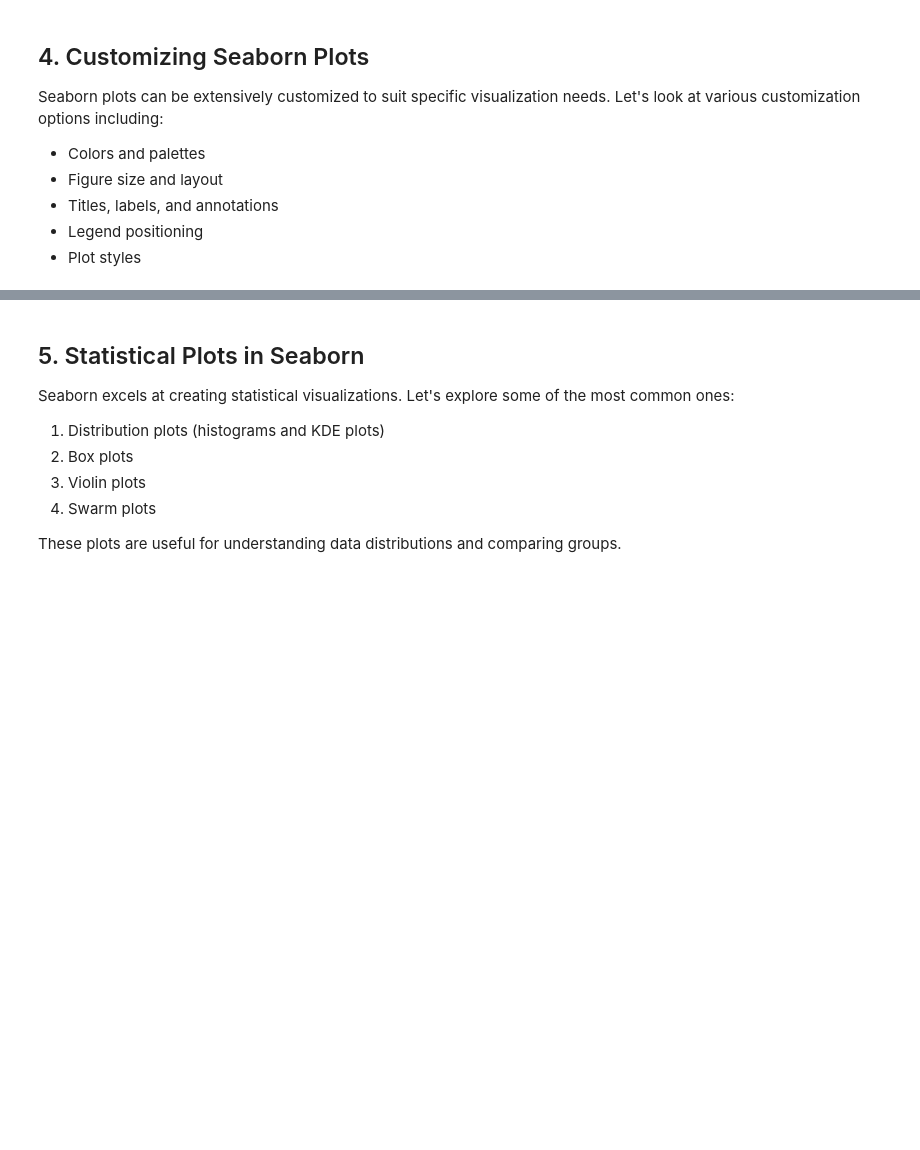
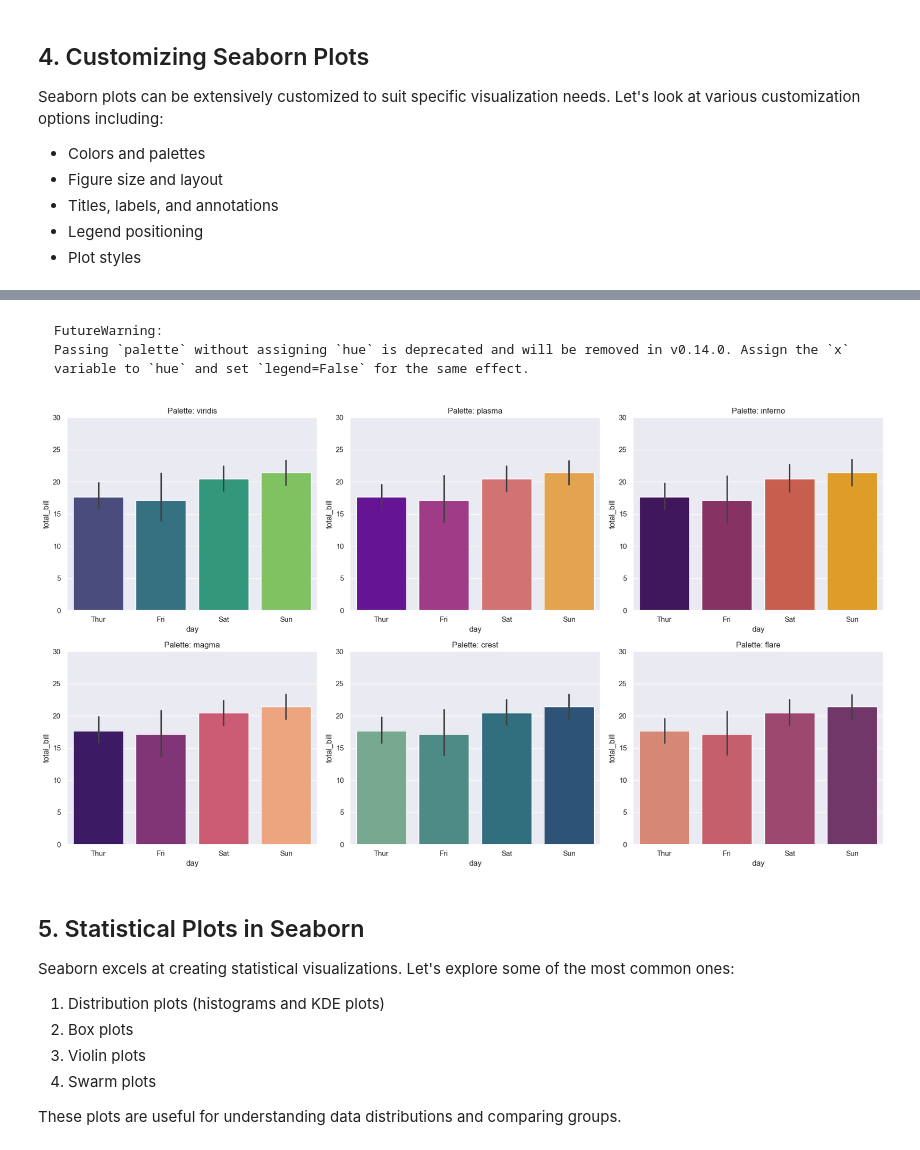
Before and after one commit to pavelklos/ai-ml, a Jupyter notebook: 3-DV/03-01-06.ipynb, the cells around one changed output, grey strips where cells are left out. Drawn from its saved outputs; the diff is of its cells as text; code cells hidden in the pictures; blank space fills up the shorter version.

````diff
--- a/3-DV/03-01-06.ipynb
+++ b/3-DV/03-01-06.ipynb
@@ -145,17 +203,50 @@ plt.show()
 # %%
-# Customizing color palettes demonstration
-fig, axes = plt.subplots(2, 3, figsize=(18, 10))
-axes = axes.flatten()
+# # Customizing color palettes demonstration
+# fig, axes = plt.subplots(2, 3, figsize=(18, 10))
+# axes = axes.flatten()
 
-palettes = ['viridis', 'plasma', 'inferno', 'magma', 'crest', 'flare']
+# palettes = ['viridis', 'plasma', 'inferno', 'magma', 'crest', 'flare']
 
-for i, palette in enumerate(palettes):
-    sns.barplot(data=tips, x='day', y='total_bill', palette=palette, ax=axes[i])
-    axes[i].set_title(f'Palette: {palette}')
-    axes[i].set_ylim(0, 30)
+# for i, palette in enumerate(palettes):
+#     sns.barplot(data=tips, x='day', y='total_bill', palette=palette, ax=axes[i])
+#     axes[i].set_title(f'Palette: {palette}')
+#     axes[i].set_ylim(0, 30)
 
-plt.tight_layout()
-plt.show()
+# plt.tight_layout()
+# plt.show()
+# %% [markdown]
+```
+FutureWarning:
+Passing `palette` without assigning `hue` is deprecated and will be removed in v0.14.0. Assign the `x` variable to `hue` and set `legend=False` for the same effect.
+```
+# %%
+fig, axes = plt.subplots(2, 3, figsize=(18, 10))
+axes = axes.flatten()
+
+palettes = ["viridis", "plasma", "inferno", "magma", "crest", "flare"]
+
+for ax, palette in zip(axes, palettes):
+    sns.barplot(
+        data=tips,
+        x="day",
+        y="total_bill",
+        hue="day",          # satisfies the future deprecation
+        palette=palette,
+        ax=ax,
+        dodge=False,
+    )
+    ax.set_title(f"Palette: {palette}")
+    ax.set_ylim(0, 30)
+
+    # Safely remove the legend if one was created
+    legend = ax.get_legend()
+    if legend is not None:
+        legend.remove()
+
+plt.tight_layout()
+plt.show()
+# %% [output]
+[figure, added]
 # %% [markdown]
 ## 5. Statistical Plots in Seaborn
 
````
Also changed, not shown: parts of 31 cells of this notebook.
